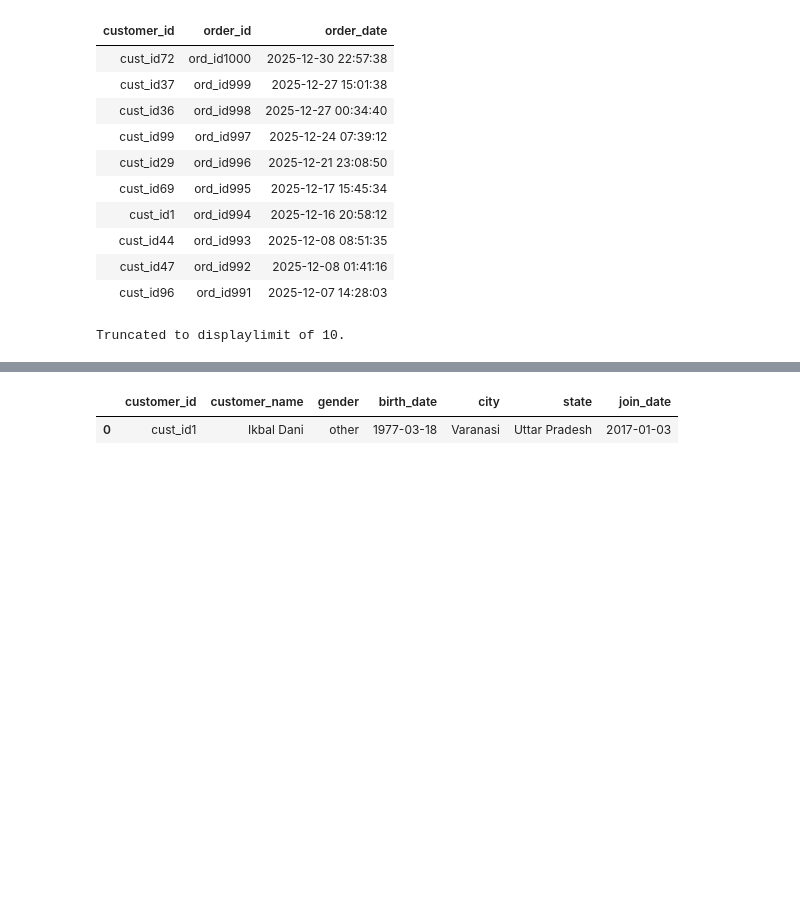
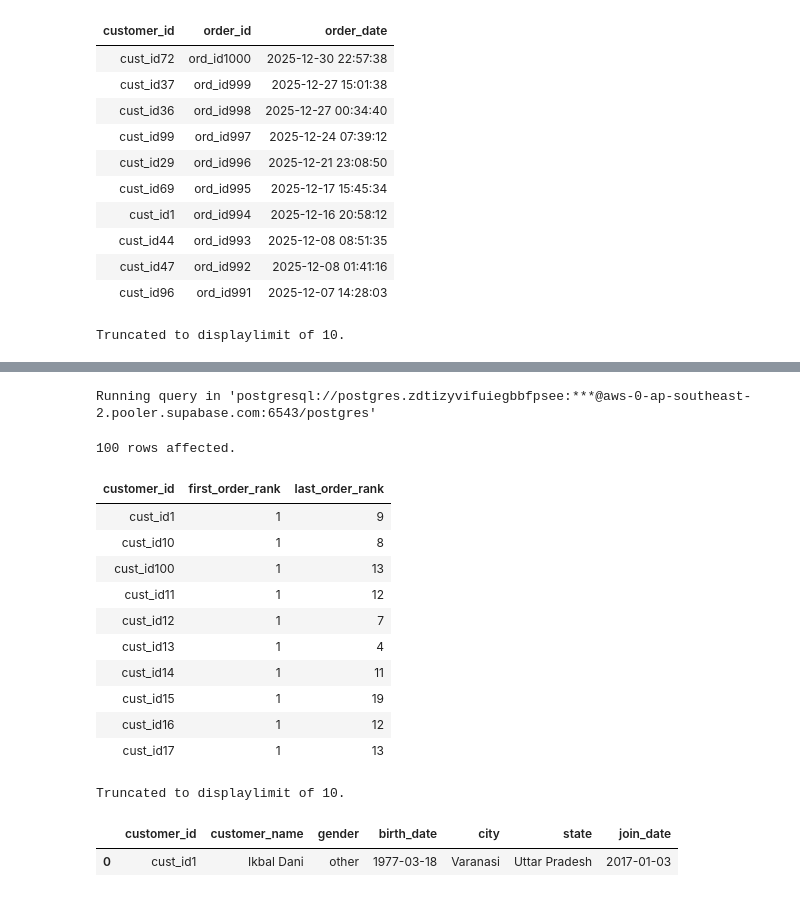
Before and after one commit to umesh-creates/sql_pandas_exercise_and_notes, a Jupyter notebook: retail_analysis exercise/date _and_time.ipynb, the cells around one changed output, grey strips where cells are left out. Saved outputs shown, nothing was run; the diff lists cells and outputs as text; code cells hidden in the pictures; blank space fills up the shorter version.

Commit message:
customer with their first and last order and first and last rank

```diff
--- a/retail_analysis exercise/date _and_time.ipynb
+++ b/retail_analysis exercise/date _and_time.ipynb
@@ -1553,3 +1587,33 @@ Truncated to displaylimit of 10.
+# %%
+%%sql
+SELECT customer_id,
+    MIN(order_rank) AS first_order_rank,
+    MAX(order_rank) AS last_order_rank
+FROM (
+    SELECT customer_id,
+    ROW_NUMBER()
+    OVER(
+        PARTITION BY customer_id
+        ORDER BY order_date ASC
+    ) AS order_rank
+    FROM retail_analysis.orders
+)
+GROUP BY customer_id;
+# %% [output]
+Running query in 'postgresql://postgres.zdtizyvifuiegbbfpsee:***@aws-0-ap-southeast-2.pooler.supabase.com:6543/postgres'
+100 rows affected.
+| customer_id | first_order_rank | last_order_rank |
+| cust_id1 | 1 | 9 |
+| cust_id10 | 1 | 8 |
+| cust_id100 | 1 | 13 |
+| cust_id11 | 1 | 12 |
+| cust_id12 | 1 | 7 |
+| cust_id13 | 1 | 4 |
+| cust_id14 | 1 | 11 |
+| cust_id15 | 1 | 19 |
+| cust_id16 | 1 | 12 |
+| cust_id17 | 1 | 13 |
+Truncated to displaylimit of 10.
 # %%
 customers.head(1)
 # %% [output]
```
Also changed, not shown: parts of 2 cells of this notebook.
